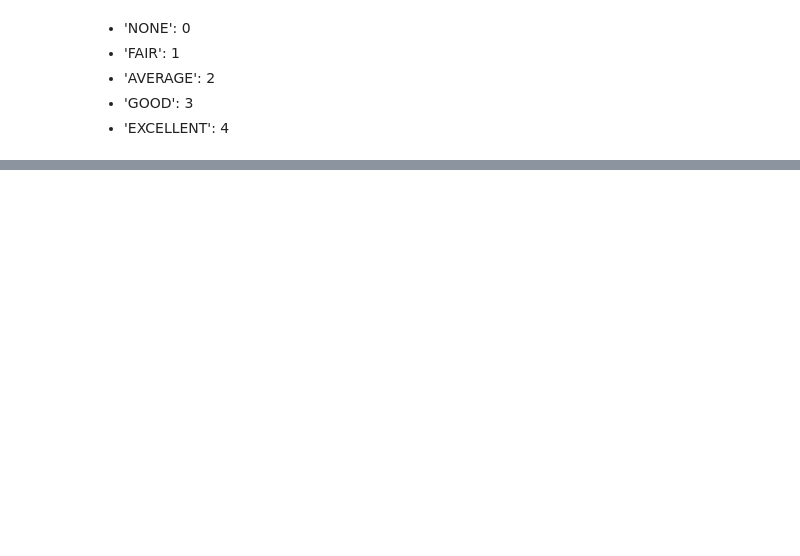
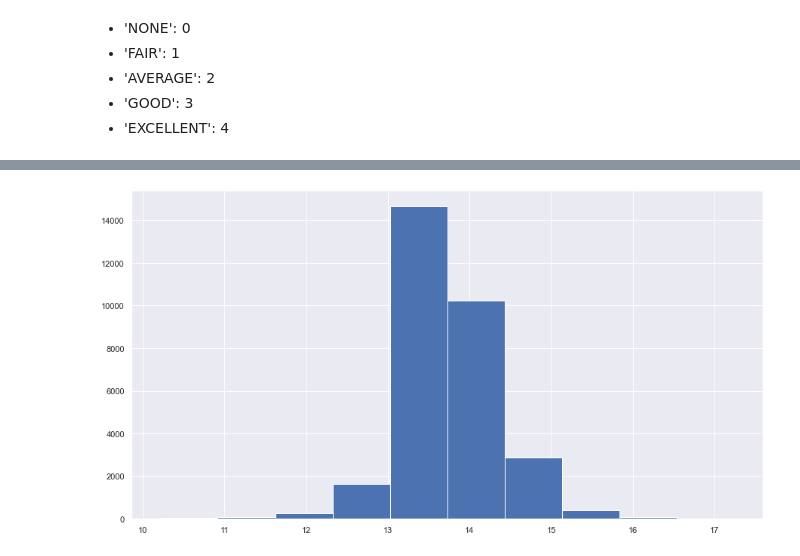
Before and after one commit to AliRampur/Phase-2-Group-Project, a Jupyter notebook: Charlie_notebook.ipynb, the cells around one changed output, grey strips where cells are left out. Cells and saved outputs as stored; diff of their text form; code cells hidden in the pictures; blank space fills up the shorter version.

```diff
--- a/Charlie_notebook.ipynb
+++ b/Charlie_notebook.ipynb
@@ -648,0 +623,5 @@ df.head()
+# %%
+y_scld = np.log(y)
+y_scld.hist();
+# %% [output]
+[figure, added]
```
Also changed, not shown: parts of 33 cells of this notebook.
